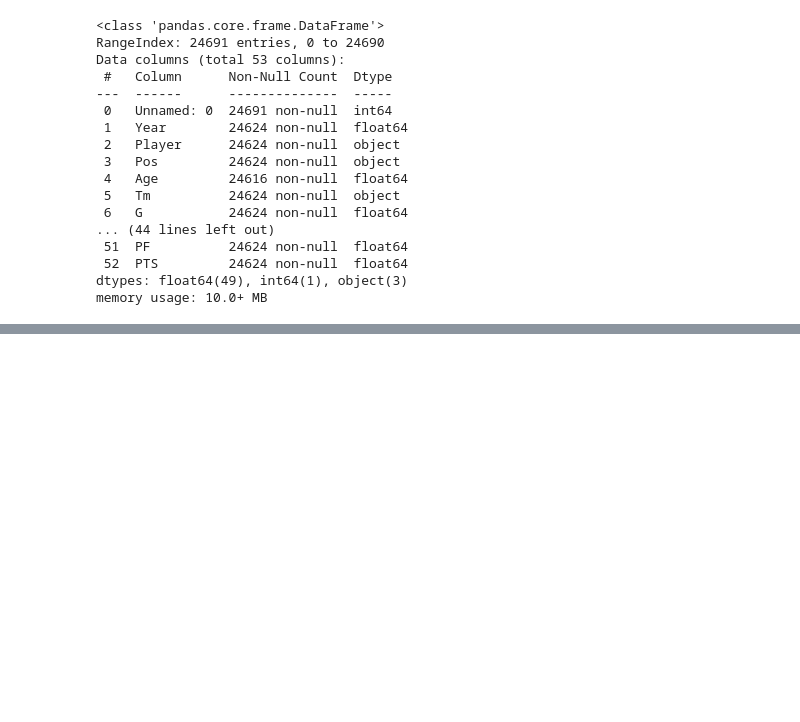
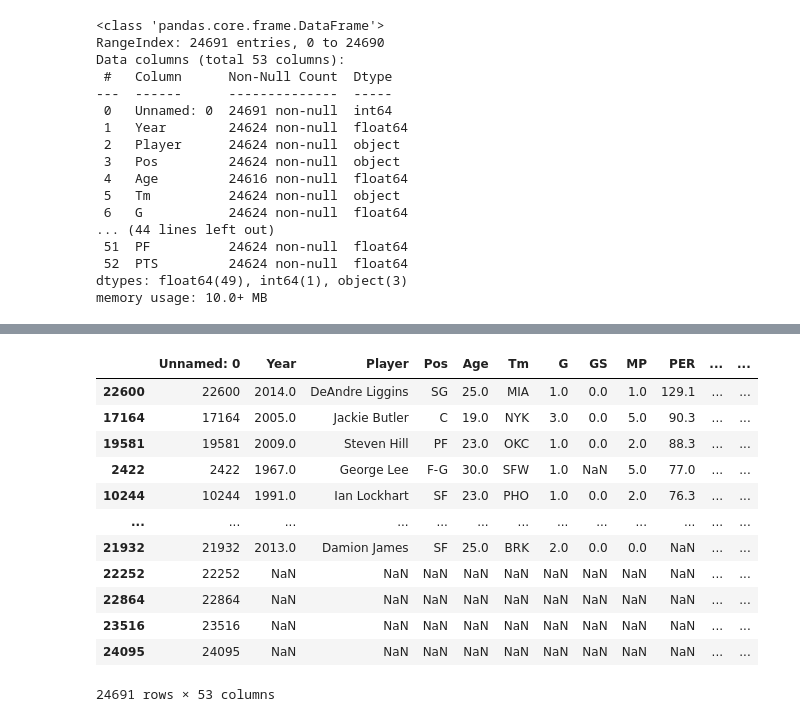
Before and after one commit to Sherodbrooks20/Tutorials, a Jupyter notebook: Who_Should_NBA_Teams_Draft_Based_on_history_After_1975 (1).ipynb, the cells around one changed output, grey strips where cells are left out. Saved outputs shown, nothing was run; the diff lists cells and outputs as text; code cells hidden in the pictures; blank space fills up the shorter version.

```diff
--- a/Who_Should_NBA_Teams_Draft_Based_on_history_After_1975 (1).ipynb
+++ b/Who_Should_NBA_Teams_Draft_Based_on_history_After_1975 (1).ipynb
@@ -308,0 +606,17 @@ memory usage: 10.0+ MB
+# %%
+df1 = df1.sort_values(by = 'PER', ascending = False).head(25000)
+df1
+# %% [output]
+|  | Unnamed: 0 | Year | Player | Pos | Age | Tm | G | GS | MP | PER | ... | ... |
+| 22600 | 22600 | 2014.0 | DeAndre Liggins | SG | 25.0 | MIA | 1.0 | 0.0 | 1.0 | 129.1 | ... | ... |
+| 17164 | 17164 | 2005.0 | Jackie Butler | C | 19.0 | NYK | 3.0 | 0.0 | 5.0 | 90.3 | ... | ... |
+| 19581 | 19581 | 2009.0 | Steven Hill | PF | 23.0 | OKC | 1.0 | 0.0 | 2.0 | 88.3 | ... | ... |
+| 2422 | 2422 | 1967.0 | George Lee | F-G | 30.0 | SFW | 1.0 | NaN | 5.0 | 77.0 | ... | ... |
+| 10244 | 10244 | 1991.0 | Ian Lockhart | SF | 23.0 | PHO | 1.0 | 0.0 | 2.0 | 76.3 | ... | ... |
+| ... | ... | ... | ... | ... | ... | ... | ... | ... | ... | ... | ... | ... |
+| 21932 | 21932 | 2013.0 | Damion James | SF | 25.0 | BRK | 2.0 | 0.0 | 0.0 | NaN | ... | ... |
+| 22252 | 22252 | NaN | NaN | NaN | NaN | NaN | NaN | NaN | NaN | NaN | ... | ... |
+| 22864 | 22864 | NaN | NaN | NaN | NaN | NaN | NaN | NaN | NaN | NaN | ... | ... |
+| 23516 | 23516 | NaN | NaN | NaN | NaN | NaN | NaN | NaN | NaN | NaN | ... | ... |
+| 24095 | 24095 | NaN | NaN | NaN | NaN | NaN | NaN | NaN | NaN | NaN | ... | ... |
+24691 rows × 53 columns
```
Also changed, not shown: parts of 28 cells of this notebook.
